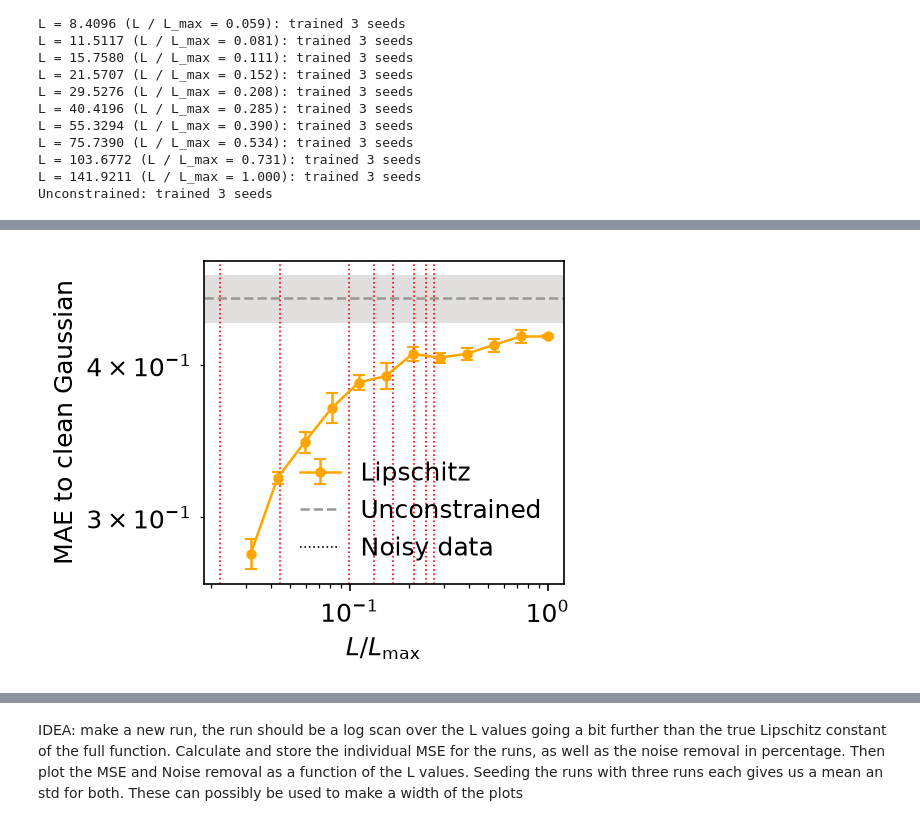
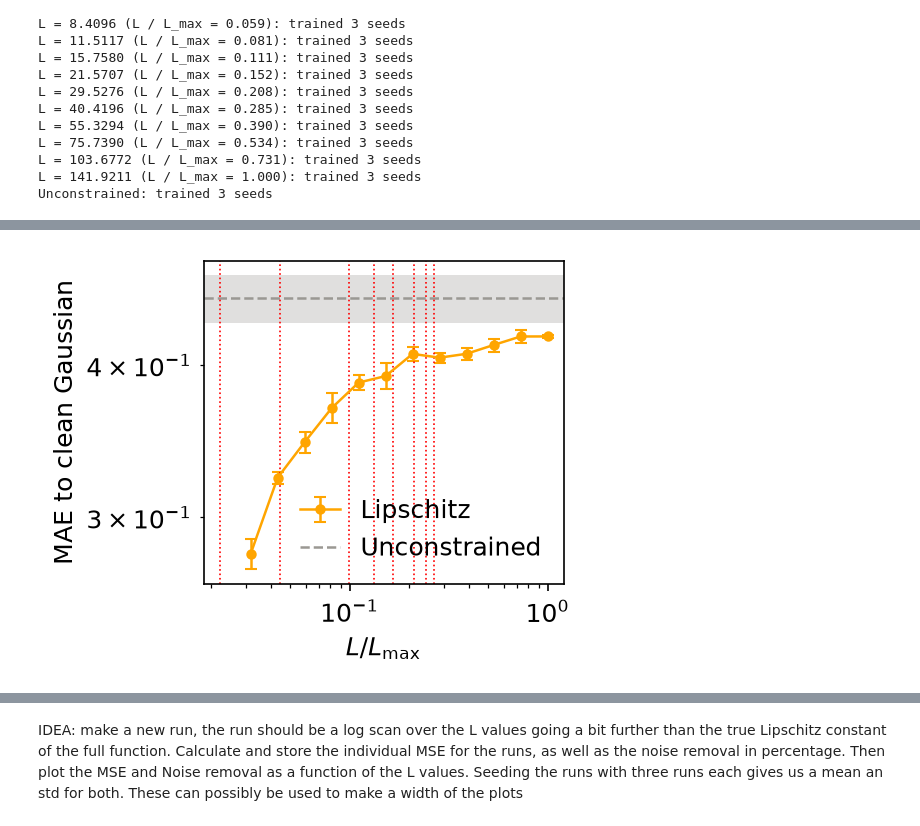
Before and after one commit to emilbkvamme/lipschitz-networks, a Jupyter notebook: Lipschitz_concept/Toy_gaussian.ipynb, the cells around one changed output, grey strips where cells are left out. Cells and saved outputs as stored; diff of their text form; code cells hidden in the pictures.

Commit message:
Noise sections, L scans, white noise ++

```diff
--- a/Lipschitz_concept/Toy_gaussian.ipynb
+++ b/Lipschitz_concept/Toy_gaussian.ipynb
@@ -267,7 +270,7 @@ Observing the kink in the plots for the MSE and FWHM. By scanning a smaller rang
 # Scan of L values
 L_true = gaussian_lipschitz_constant(SIGMA)
 print(f"Lipschitz constant of the Gaussian function with sigma={SIGMA}: {L_true:.4f}")
-L_scan = np.logspace(np.log10(0.3 * L_true), np.log10(1.01*L_true), 40)
+L_scan = np.logspace(np.log10(0.5 * L_true), np.log10(1.01*L_true), 40)
 
 # Compute MSE
 floor_dict, MSE_dict = {}, {}
@@ -1016,32 +1147,32 @@ mae_unconstrained_std = np.std(mae)
 # The MAE of the noisy training data itself: what you get by not removing any noise at all
 mae_data = np.mean(np.abs(noise))
 
 with plt.rc_context(REPORT_STYLE):
     fig, ax = plt.subplots(figsize=PANEL_SIZE)
 
     # Lipschitz networks: mean over seeds with error bars
     lipschitz_line = ax.errorbar(L_RATIO, mae_scan_mean, yerr=mae_scan_std, fmt='o-', color='orange',
                                  lw=1.2, markersize=4, capsize=3, label='Lipschitz')
 
     # Unconstrained network: one value (it has no L), a horizontal line with its spread as a band
     unconstrained_line = ax.axhline(mae_unconstrained_mean, color=C_REF, lw=1.2, linestyle='--', label='Unconstrained')
     ax.axhspan(mae_unconstrained_mean - mae_unconstrained_std, mae_unconstrained_mean + mae_unconstrained_std,
                color=C_REF, alpha=0.3, lw=0)
 
     # The noisy training data itself, for reference
     #data_line = ax.axhline(mae_data, color='black', lw=0.8, linestyle=':', label='Noisy data')
 
     # Where each sine wave starts to be clipped: the slope it needs, A * omega, relative to L_max
     for A, omega_mode in zip(AMPLITUDES, FREQUENCIES):
         ax.axvline(A * omega_mode / L_max, color='red', linestyle=':', linewidth=0.8)
 
     ax.set_xscale('log')
     ax.set_yscale('log')
     ax.set_xlabel(r'$L / L_\mathrm{max}$')
     ax.set_ylabel('MAE to clean Gaussian')
-    ax.legend(handles=[lipschitz_line, unconstrained_line, data_line], frameon=False)
+    ax.legend(handles=[lipschitz_line, unconstrained_line], frameon=False)
 
     fig.savefig('Plots/Toy/sine_noise_mae_vs_L.pdf')
     plt.show()
 # %% [output]
-[figure, old version]
+[figure, new version]
```
Also changed, not shown: parts of 27 cells of this notebook, 11 other files.
